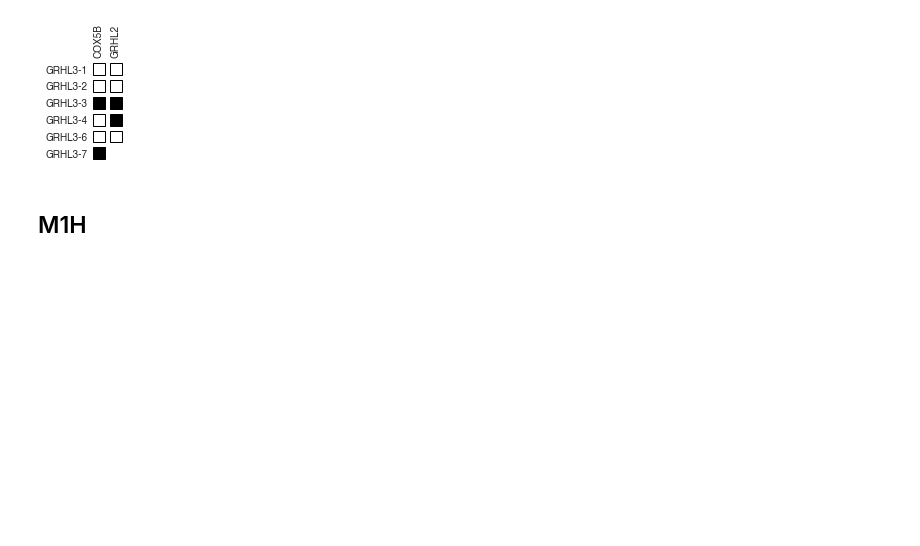
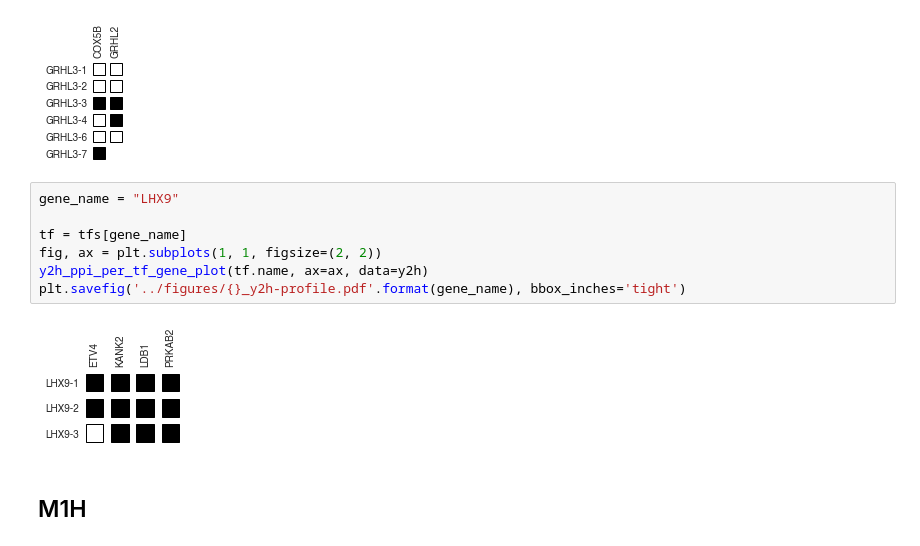
Before and after one commit to CCSB-DFCI/TF_isoforms_paper, a Jupyter notebook: src/iso_main_figures.ipynb, the cells around one changed output. Saved outputs shown, nothing was run; the diff lists cells and outputs as text; blank space fills up the shorter version.

```diff
--- a/src/iso_main_figures.ipynb
+++ b/src/iso_main_figures.ipynb
@@ -116,6 +125,15 @@ y2h_ppi_per_tf_gene_plot(tf.name, ax=ax, data=y2h)
 plt.savefig('../figures/{}_y2h-profile.pdf'.format(gene_name), bbox_inches='tight')
 # %% [output]
 [figure]
+# %%
+gene_name = "LHX9"
+
+tf = tfs[gene_name]
+fig, ax = plt.subplots(1, 1, figsize=(2, 2))
+y2h_ppi_per_tf_gene_plot(tf.name, ax=ax, data=y2h)
+plt.savefig('../figures/{}_y2h-profile.pdf'.format(gene_name), bbox_inches='tight')
+# %% [output]
+[figure, added]
 # %% [markdown]
 ## M1H
 # %%
```
Also changed, not shown: parts of 5 cells of this notebook, 6 other files.
